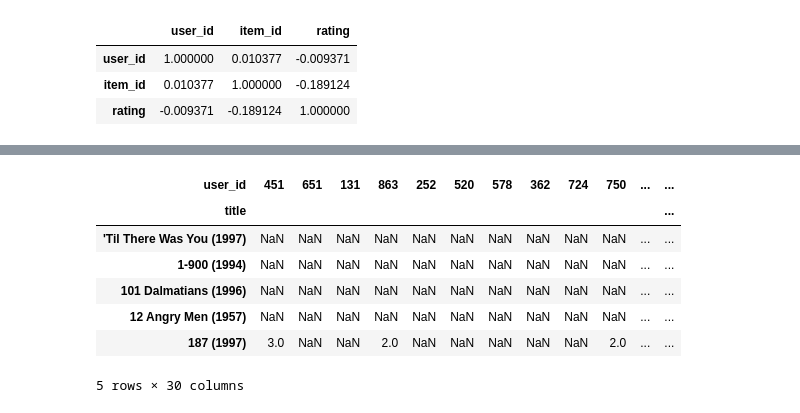
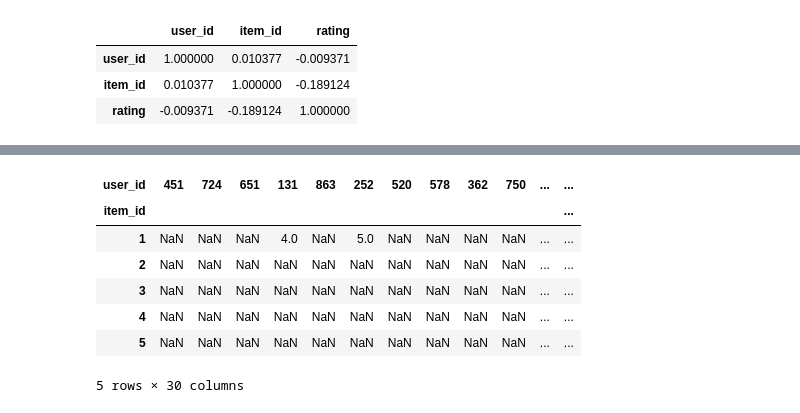
Before and after one commit to ali-d-nasseri/Recommender-System, a Jupyter notebook: Recommender Project.ipynb, the cells around one changed output, grey strips where cells are left out. Cells and saved outputs as stored; diff of their text form; code cells hidden in the pictures.

```diff
--- a/Recommender Project.ipynb
+++ b/Recommender Project.ipynb
@@ -155,11 +169,12 @@ df_top30  = moviematrix[top30_users]
-# %%
-df_top30.head()
-# %% [output]
-| user_id | 451 | 651 | 131 | 863 | 252 | 520 | 578 | 362 | 724 | 750 | ... | ... |
-| title |  |  |  |  |  |  |  |  |  |  |  | ... |
-| 'Til There Was You (1997) | NaN | NaN | NaN | NaN | NaN | NaN | NaN | NaN | NaN | NaN | ... | ... |
-| 1-900 (1994) | NaN | NaN | NaN | NaN | NaN | NaN | NaN | NaN | NaN | NaN | ... | ... |
-| 101 Dalmatians (1996) | NaN | NaN | NaN | NaN | NaN | NaN | NaN | NaN | NaN | NaN | ... | ... |
-| 12 Angry Men (1957) | NaN | NaN | NaN | NaN | NaN | NaN | NaN | NaN | NaN | NaN | ... | ... |
-| 187 (1997) | 3.0 | NaN | NaN | 2.0 | NaN | NaN | NaN | NaN | NaN | 2.0 | ... | ... |
-5 rows × 30 columns
+# %%
+neighbors = moviematrix[top30_users.index.tolist()]
+neighbors.head()
+# %% [output]
+| user_id | 451 | 724 | 651 | 131 | 863 | 252 | 520 | 578 | 362 | 750 | ... | ... |
+| item_id |  |  |  |  |  |  |  |  |  |  |  | ... |
+| 1 | NaN | NaN | NaN | 4.0 | NaN | 5.0 | NaN | NaN | NaN | NaN | ... | ... |
+| 2 | NaN | NaN | NaN | NaN | NaN | NaN | NaN | NaN | NaN | NaN | ... | ... |
+| 3 | NaN | NaN | NaN | NaN | NaN | NaN | NaN | NaN | NaN | NaN | ... | ... |
+| 4 | NaN | NaN | NaN | NaN | NaN | NaN | NaN | NaN | NaN | NaN | ... | ... |
+| 5 | NaN | NaN | NaN | NaN | NaN | NaN | NaN | NaN | NaN | NaN | ... | ... |
+5 rows × 30 columns
```
Also changed, not shown: parts of 38 cells of this notebook.
